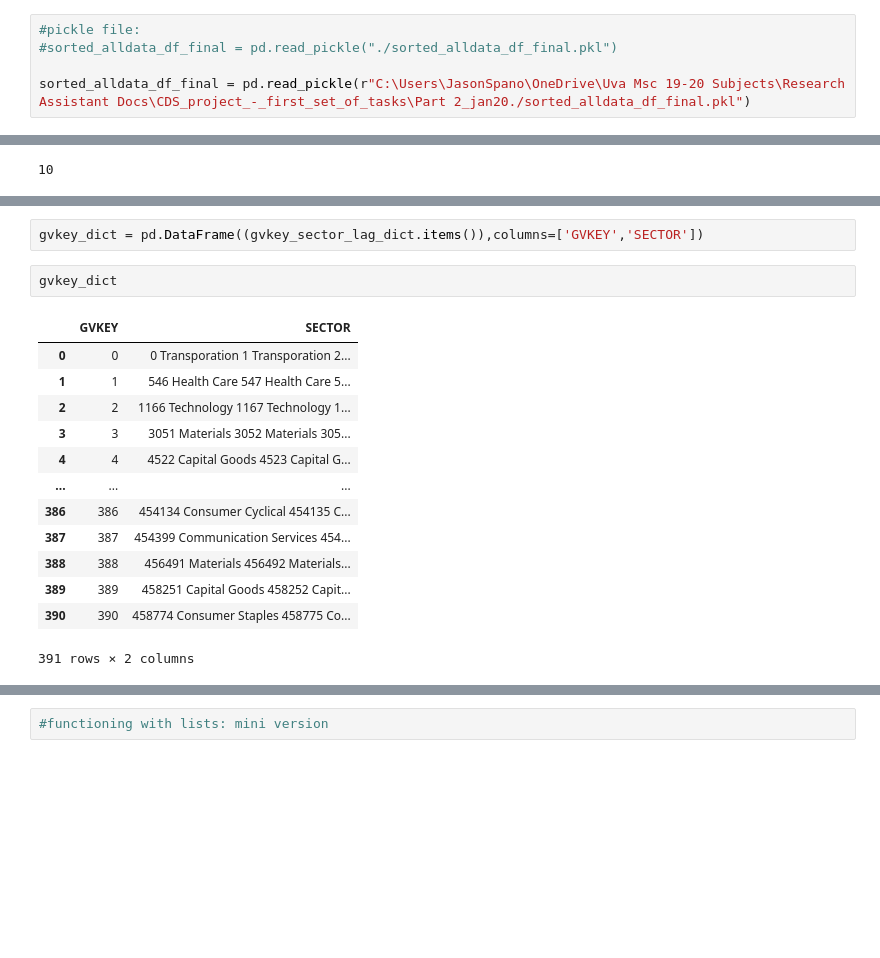
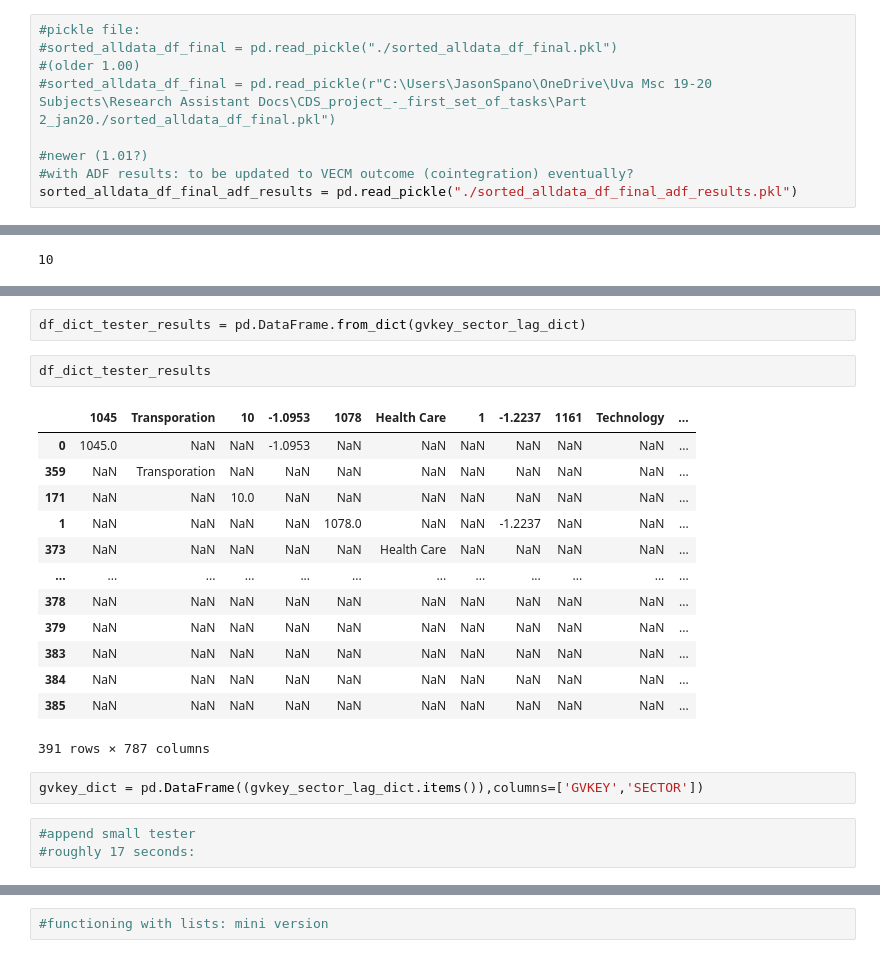
Before and after one commit to Jspano95/Jspano_MScQFin_Thesis, a Jupyter notebook: Regression_Funcs_Dict.ipynb, the cells around one changed output, grey strips where cells are left out. Cells and saved outputs as stored; diff of their text form; blank space fills up the shorter version.

```diff
--- a/Regression_Funcs_Dict.ipynb
+++ b/Regression_Funcs_Dict.ipynb
@@ -60,8 +129,12 @@ warnings.filterwarnings("once", category = ValueWarning)
 # %%
 #pickle file:
 #sorted_alldata_df_final = pd.read_pickle("./sorted_alldata_df_final.pkl")
+#(older 1.00)
+#sorted_alldata_df_final = pd.read_pickle(r"C:\Users\JasonSpano\OneDrive\Uva Msc 19-20 Subjects\Research Assistant Docs\CDS_project_-_first_set_of_tasks\Part 2_jan20./sorted_alldata_df_final.pkl")
 
-sorted_alldata_df_final = pd.read_pickle(r"C:\Users\JasonSpano\OneDrive\Uva Msc 19-20 Subjects\Research Assistant Docs\CDS_project_-_first_set_of_tasks\Part 2_jan20./sorted_alldata_df_final.pkl")
+#newer (1.01?)
+#with ADF results: to be updated to VECM outcome (cointegration) eventually?
+sorted_alldata_df_final_adf_results = pd.read_pickle("./sorted_alldata_df_final_adf_results.pkl")
 # %%
 #with ADF results: to be updated to VECM outcome (cointegration) eventually?
 #sorted_alldata_df_final_adf_results = pd.read_pickle("./sorted_alldata_df_final_adf_results.pkl")
@@ -198,18 +905,23 @@ gvkey_sector_lag_dict
+# %%
+df_dict_tester_results = pd.DataFrame.from_dict(gvkey_sector_lag_dict)
+# %%
+df_dict_tester_results
+# %% [output]
+|  | 1045 | Transporation | 10 | -1.0953 | 1078 | Health Care | 1 | -1.2237 | 1161 | Technology | ... |
+| 0 | 1045.0 | NaN | NaN | -1.0953 | NaN | NaN | NaN | NaN | NaN | NaN | ... |
+| 359 | NaN | Transporation | NaN | NaN | NaN | NaN | NaN | NaN | NaN | NaN | ... |
+| 171 | NaN | NaN | 10.0 | NaN | NaN | NaN | NaN | NaN | NaN | NaN | ... |
+| 1 | NaN | NaN | NaN | NaN | 1078.0 | NaN | NaN | -1.2237 | NaN | NaN | ... |
+| 373 | NaN | NaN | NaN | NaN | NaN | Health Care | NaN | NaN | NaN | NaN | ... |
+| ... | ... | ... | ... | ... | ... | ... | ... | ... | ... | ... | ... |
+| 378 | NaN | NaN | NaN | NaN | NaN | NaN | NaN | NaN | NaN | NaN | ... |
+| 379 | NaN | NaN | NaN | NaN | NaN | NaN | NaN | NaN | NaN | NaN | ... |
+| 383 | NaN | NaN | NaN | NaN | NaN | NaN | NaN | NaN | NaN | NaN | ... |
+| 384 | NaN | NaN | NaN | NaN | NaN | NaN | NaN | NaN | NaN | NaN | ... |
+| 385 | NaN | NaN | NaN | NaN | NaN | NaN | NaN | NaN | NaN | NaN | ... |
+391 rows × 787 columns
 # %%
 gvkey_dict = pd.DataFrame((gvkey_sector_lag_dict.items()),columns=['GVKEY','SECTOR'])
-# %%
-gvkey_dict
-# %% [output]
-|  | GVKEY | SECTOR |
-| 0 | 0 | 0 Transporation 1 Transporation 2... |
-| 1 | 1 | 546 Health Care 547 Health Care 5... |
-| 2 | 2 | 1166 Technology 1167 Technology 1... |
-| 3 | 3 | 3051 Materials 3052 Materials 305... |
-| 4 | 4 | 4522 Capital Goods 4523 Capital G... |
-| ... | ... | ... |
-| 386 | 386 | 454134 Consumer Cyclical 454135 C... |
-| 387 | 387 | 454399 Communication Services 454... |
-| 388 | 388 | 456491 Materials 456492 Materials... |
-| 389 | 389 | 458251 Capital Goods 458252 Capit... |
-| 390 | 390 | 458774 Consumer Staples 458775 Co... |
-391 rows × 2 columns
+# %%
+#append small tester
+#roughly 17 seconds:
```
Also changed, not shown: parts of 33 cells of this notebook.
